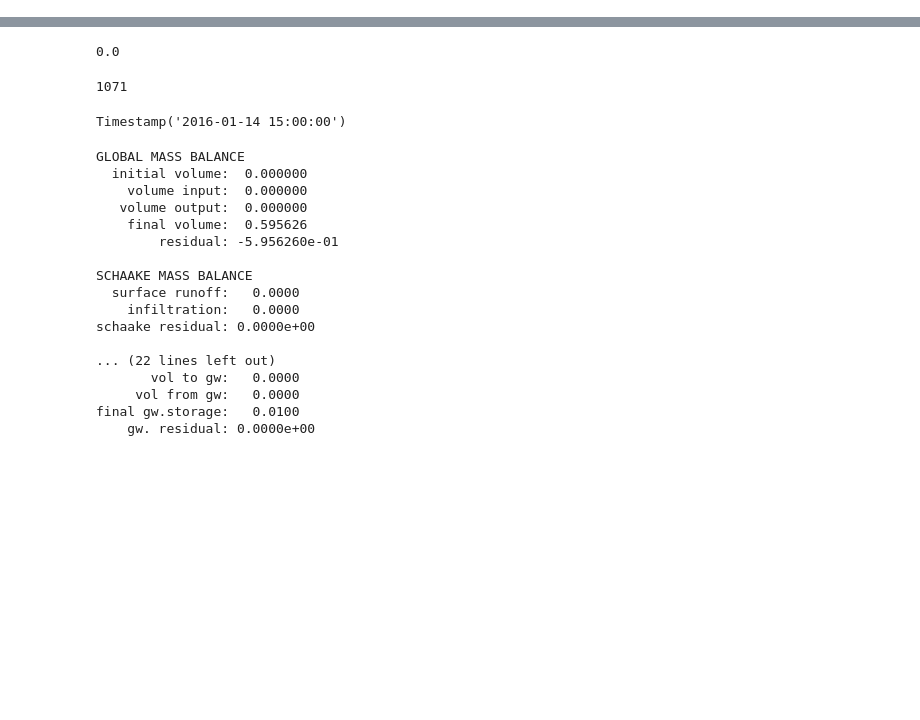
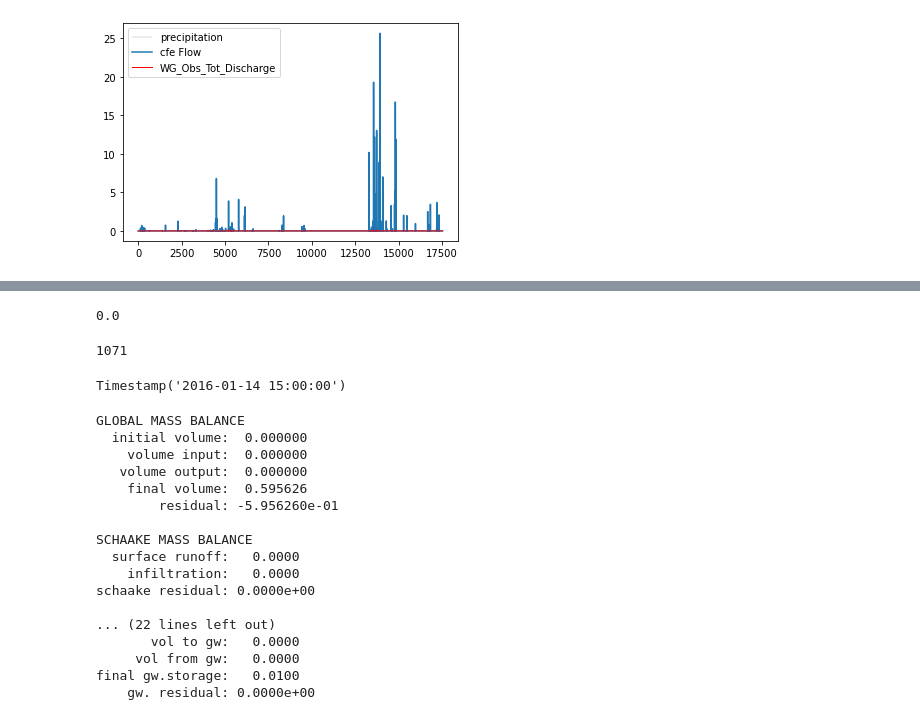
Before and after one commit to NWC-CUAHSI-Summer-Institute/NextGen_NWM_ModnProcess_Dev, a Jupyter notebook: cfe.ipynb, the cells around one changed output, grey strips where cells are left out. Saved outputs shown, nothing was run; the diff lists cells and outputs as text; code cells hidden in the pictures; blank space fills up the shorter version.

```diff
--- a/cfe.ipynb
+++ b/cfe.ipynb
@@ -781,0 +872,2 @@ final gw.storage:   0.0100
+# %%
+cfe_lower.run_WG_test()
@@ -781,0 +940,4 @@ final gw.storage:   0.0100
+# %%
+cfe_lower.Plot_WG_test(plot_lims=list(range(0,17520)))
+# %% [output]
+[figure, added]
```
Also changed, not shown: parts of 23 cells of this notebook, 15 other files.
